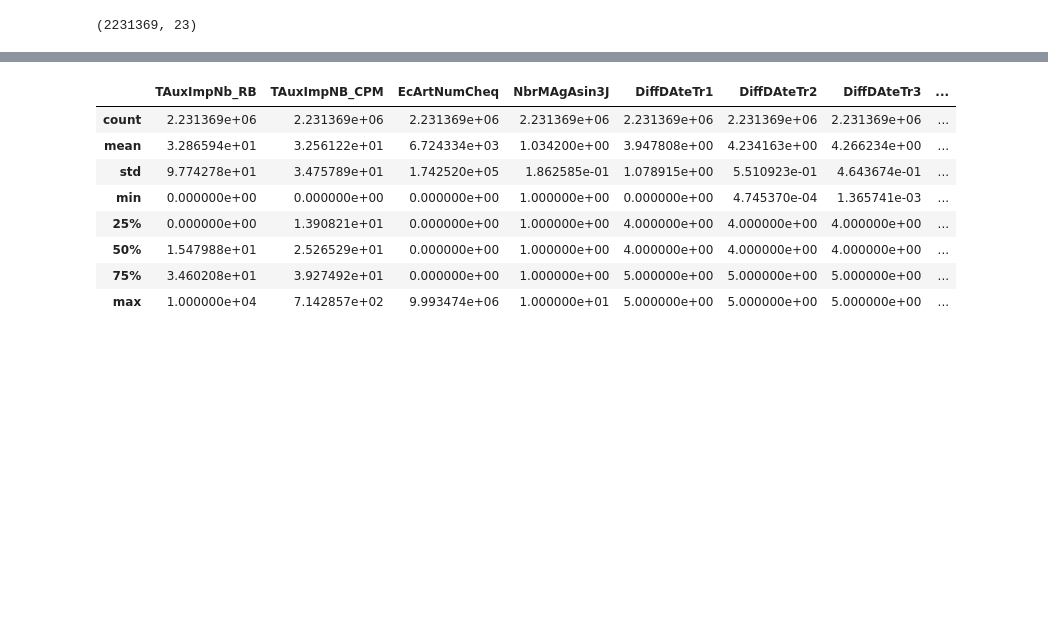
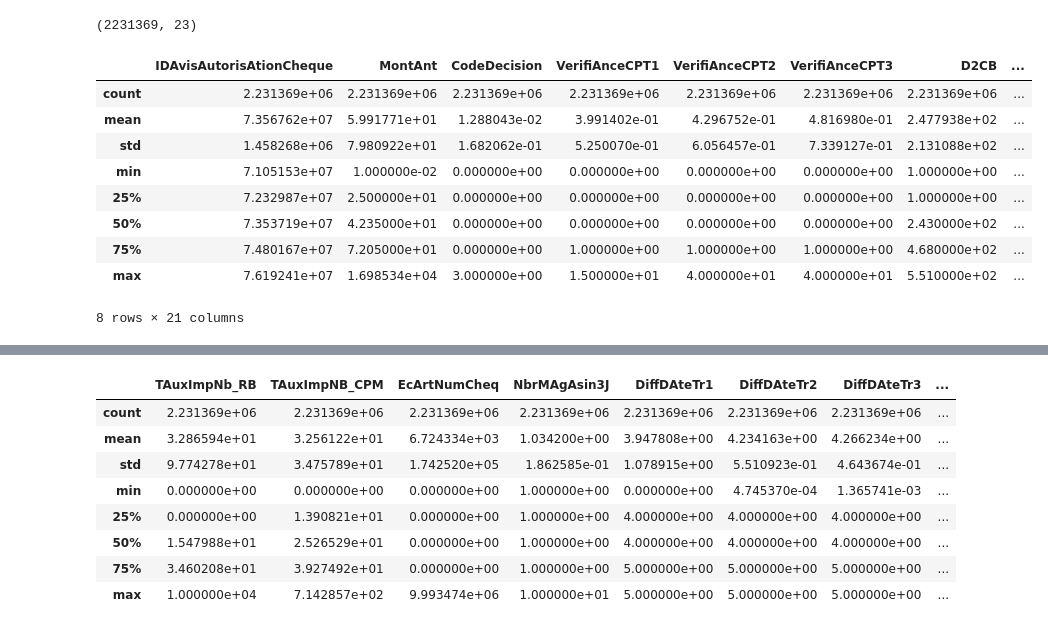
Before and after one commit to fabthered/BDM_fraude_bancaire, a Jupyter notebook: analyse_prelim.ipynb, the cells around one changed output, grey strips where cells are left out. Cells and saved outputs as stored; diff of their text form; code cells hidden in the pictures; blank space fills up the shorter version.

```diff
--- a/analyse_prelim.ipynb
+++ b/analyse_prelim.ipynb
@@ -85,6 +85,19 @@ dtype: object
 df.shape
 # %% [output]
 (2231369, 23)
+# %%
+df.describe()
+# %% [output]
+|  | IDAvisAutorisAtionCheque | MontAnt | CodeDecision | VerifiAnceCPT1 | VerifiAnceCPT2 | VerifiAnceCPT3 | D2CB | ... |
+| count | 2.231369e+06 | 2.231369e+06 | 2.231369e+06 | 2.231369e+06 | 2.231369e+06 | 2.231369e+06 | 2.231369e+06 | ... |
+| mean | 7.356762e+07 | 5.991771e+01 | 1.288043e-02 | 3.991402e-01 | 4.296752e-01 | 4.816980e-01 | 2.477938e+02 | ... |
+| std | 1.458268e+06 | 7.980922e+01 | 1.682062e-01 | 5.250070e-01 | 6.056457e-01 | 7.339127e-01 | 2.131088e+02 | ... |
+| min | 7.105153e+07 | 1.000000e-02 | 0.000000e+00 | 0.000000e+00 | 0.000000e+00 | 0.000000e+00 | 1.000000e+00 | ... |
+| 25% | 7.232987e+07 | 2.500000e+01 | 0.000000e+00 | 0.000000e+00 | 0.000000e+00 | 0.000000e+00 | 1.000000e+00 | ... |
+| 50% | 7.353719e+07 | 4.235000e+01 | 0.000000e+00 | 0.000000e+00 | 0.000000e+00 | 0.000000e+00 | 2.430000e+02 | ... |
+| 75% | 7.480167e+07 | 7.205000e+01 | 0.000000e+00 | 1.000000e+00 | 1.000000e+00 | 1.000000e+00 | 4.680000e+02 | ... |
+| max | 7.619241e+07 | 1.698534e+04 | 3.000000e+00 | 1.500000e+01 | 4.000000e+01 | 4.000000e+01 | 5.510000e+02 | ... |
+8 rows × 21 columns
 # %%
 # Résumé statistiques des 11 premières variables
 df.iloc[:,:12].describe(include='all')
```
Also changed, not shown: parts of 51 cells of this notebook.
